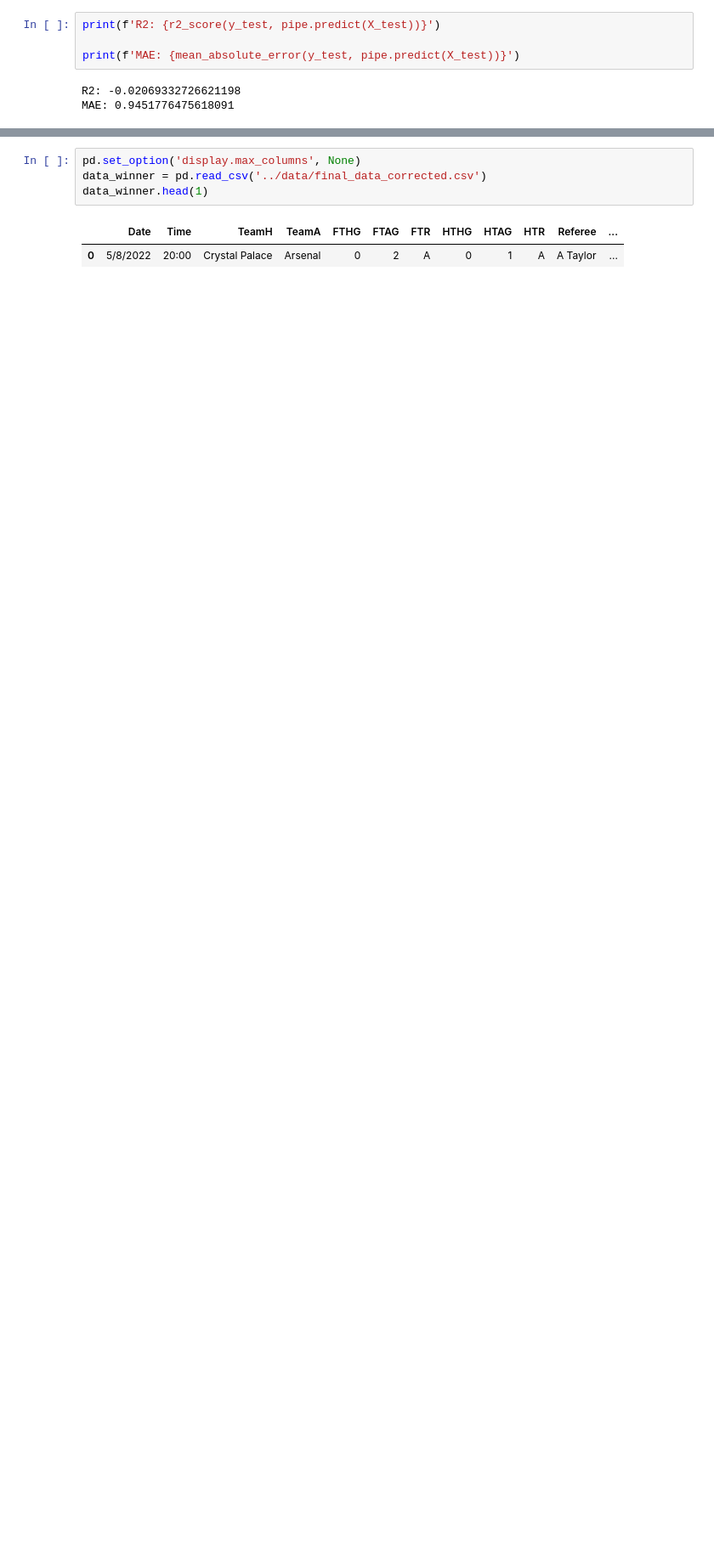
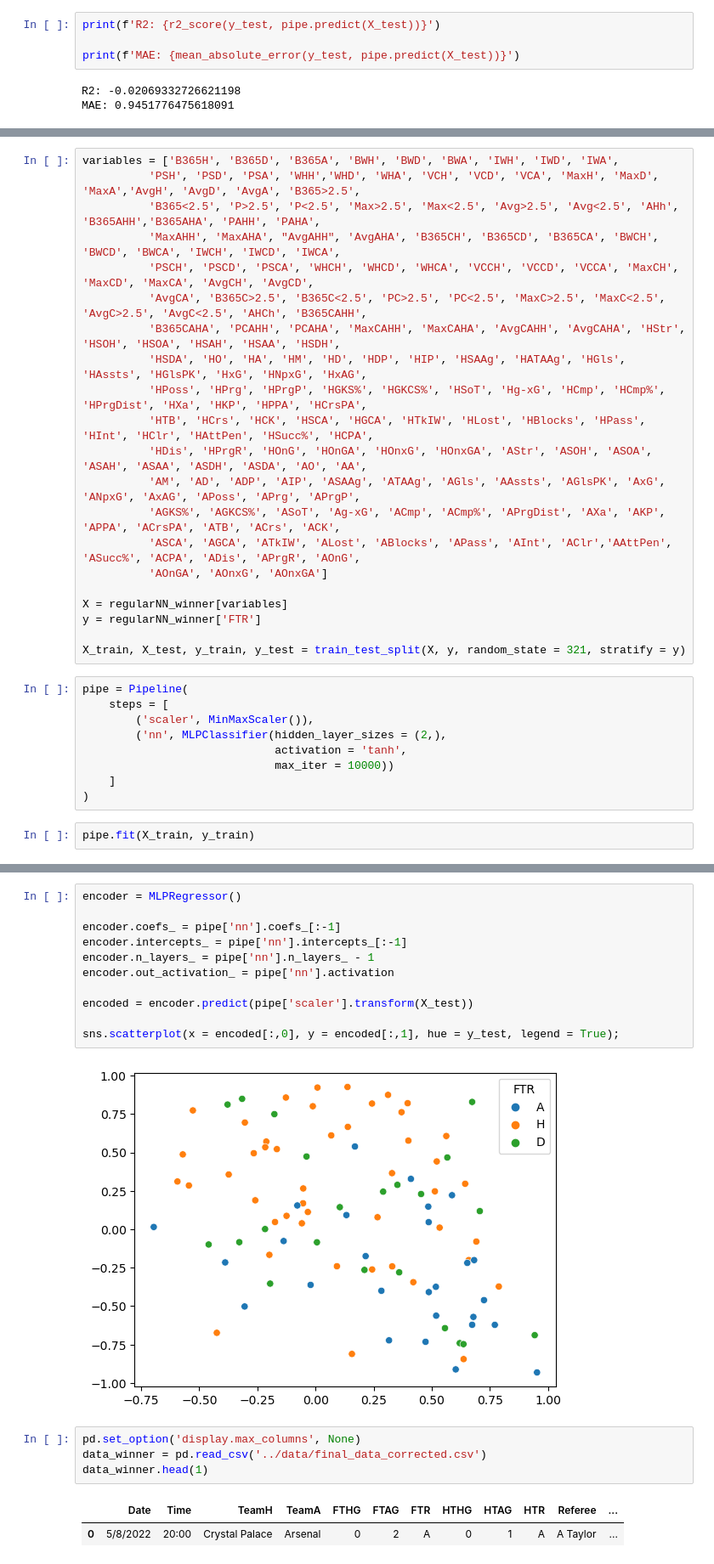
Before and after one commit to jeffreyreeve/capstone-premier-league-predictor, a Jupyter notebook: notebooks/neural_network.ipynb, the cells around one changed output, grey strips where cells are left out. Shown at 85% size. Cells and saved outputs as stored; diff of their text form; blank space fills up the shorter version.

```diff
--- a/notebooks/neural_network.ipynb
+++ b/notebooks/neural_network.ipynb
@@ -1435,0 +1480,32 @@ MAE: 0.9451776475618091
+# %%
+variables = ['B365H', 'B365D', 'B365A', 'BWH', 'BWD', 'BWA', 'IWH', 'IWD', 'IWA',
+          'PSH', 'PSD', 'PSA', 'WHH','WHD', 'WHA', 'VCH', 'VCD', 'VCA', 'MaxH', 'MaxD', 'MaxA','AvgH', 'AvgD', 'AvgA', 'B365>2.5',
+          'B365<2.5', 'P>2.5', 'P<2.5', 'Max>2.5', 'Max<2.5', 'Avg>2.5', 'Avg<2.5', 'AHh', 'B365AHH','B365AHA', 'PAHH', 'PAHA',
+          'MaxAHH', 'MaxAHA', "AvgAHH", 'AvgAHA', 'B365CH', 'B365CD', 'B365CA', 'BWCH', 'BWCD', 'BWCA', 'IWCH', 'IWCD', 'IWCA',
+          'PSCH', 'PSCD', 'PSCA', 'WHCH', 'WHCD', 'WHCA', 'VCCH', 'VCCD', 'VCCA', 'MaxCH', 'MaxCD', 'MaxCA', 'AvgCH', 'AvgCD',
+          'AvgCA', 'B365C>2.5', 'B365C<2.5', 'PC>2.5', 'PC<2.5', 'MaxC>2.5', 'MaxC<2.5', 'AvgC>2.5', 'AvgC<2.5', 'AHCh', 'B365CAHH',
+          'B365CAHA', 'PCAHH', 'PCAHA', 'MaxCAHH', 'MaxCAHA', 'AvgCAHH', 'AvgCAHA', 'HStr', 'HSOH', 'HSOA', 'HSAH', 'HSAA', 'HSDH',
+          'HSDA', 'HO', 'HA', 'HM', 'HD', 'HDP', 'HIP', 'HSAAg', 'HATAAg', 'HGls', 'HAssts', 'HGlsPK', 'HxG', 'HNpxG', 'HxAG',
+          'HPoss', 'HPrg', 'HPrgP', 'HGKS%', 'HGKCS%', 'HSoT', 'Hg-xG', 'HCmp', 'HCmp%', 'HPrgDist', 'HXa', 'HKP', 'HPPA', 'HCrsPA',
+          'HTB', 'HCrs', 'HCK', 'HSCA', 'HGCA', 'HTkIW', 'HLost', 'HBlocks', 'HPass', 'HInt', 'HClr', 'HAttPen', 'HSucc%', 'HCPA',
+          'HDis', 'HPrgR', 'HOnG', 'HOnGA', 'HOnxG', 'HOnxGA', 'AStr', 'ASOH', 'ASOA', 'ASAH', 'ASAA', 'ASDH', 'ASDA', 'AO', 'AA',
+          'AM', 'AD', 'ADP', 'AIP', 'ASAAg', 'ATAAg', 'AGls', 'AAssts', 'AGlsPK', 'AxG', 'ANpxG', 'AxAG', 'APoss', 'APrg', 'APrgP',
+          'AGKS%', 'AGKCS%', 'ASoT', 'Ag-xG', 'ACmp', 'ACmp%', 'APrgDist', 'AXa', 'AKP', 'APPA', 'ACrsPA', 'ATB', 'ACrs', 'ACK',
+          'ASCA', 'AGCA', 'ATkIW', 'ALost', 'ABlocks', 'APass', 'AInt', 'AClr','AAttPen', 'ASucc%', 'ACPA', 'ADis', 'APrgR', 'AOnG',
+          'AOnGA', 'AOnxG', 'AOnxGA']
+
+X = regularNN_winner[variables]
+y = regularNN_winner['FTR']
+
+X_train, X_test, y_train, y_test = train_test_split(X, y, random_state = 321, stratify = y)
+# %%
+pipe = Pipeline(
+    steps = [
+        ('scaler', MinMaxScaler()),
+        ('nn', MLPClassifier(hidden_layer_sizes = (2,),
+                             activation = 'tanh',
+                             max_iter = 10000))
+    ]
+)
+# %%
+pipe.fit(X_train, y_train)
@@ -1436,3 +1521,16 @@ MAE: 0.9451776475618091
+# %%
+encoder = MLPRegressor()
+
+encoder.coefs_ = pipe['nn'].coefs_[:-1]
+encoder.intercepts_ = pipe['nn'].intercepts_[:-1]
+encoder.n_layers_ = pipe['nn'].n_layers_ - 1
+encoder.out_activation_ = pipe['nn'].activation
+
+encoded = encoder.predict(pipe['scaler'].transform(X_test))
+
+sns.scatterplot(x = encoded[:,0], y = encoded[:,1], hue = y_test, legend = True);
+# %% [output]
+[figure, added]
 # %%
 pd.set_option('display.max_columns', None)
 data_winner = pd.read_csv('../data/final_data_corrected.csv')
```
Also changed, not shown: parts of 53 cells of this notebook.
